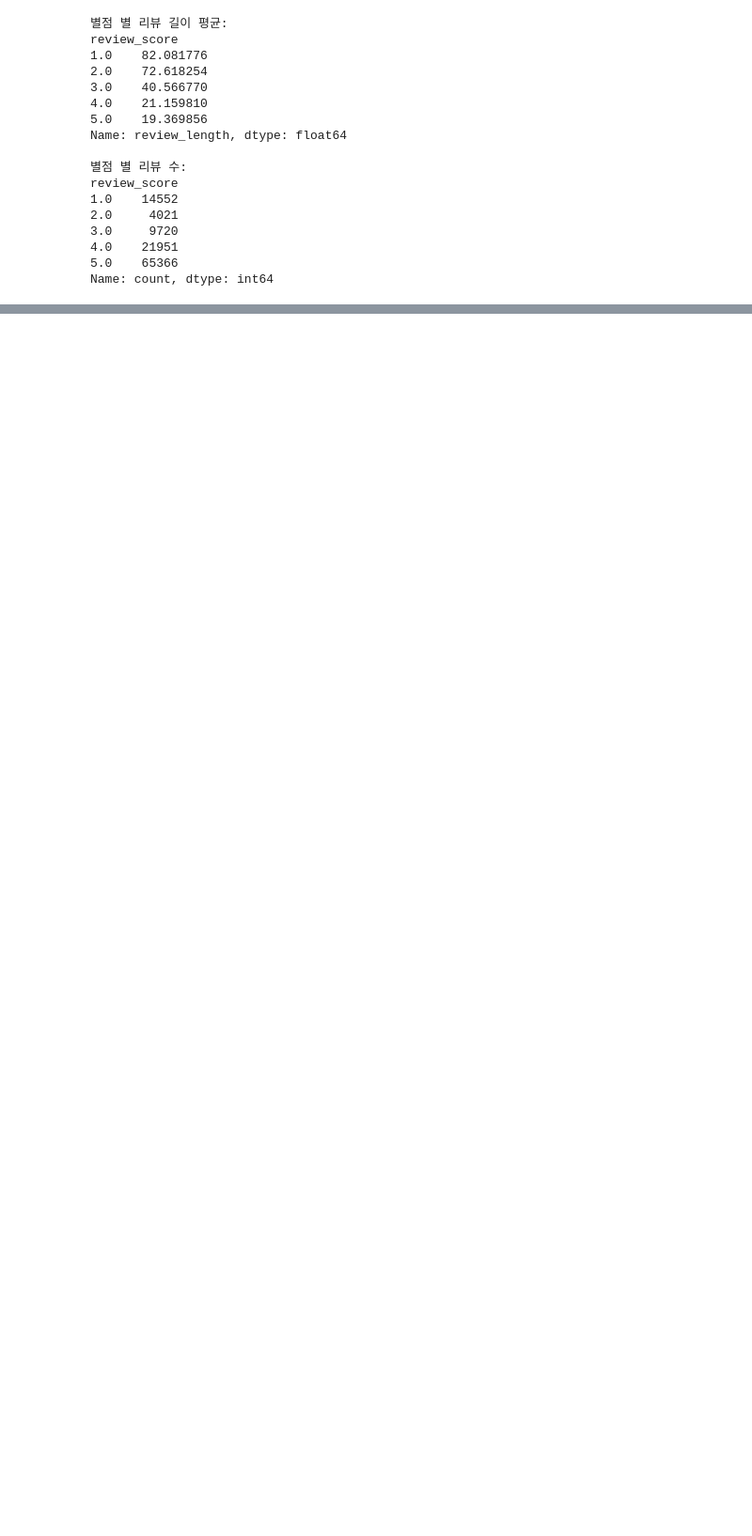
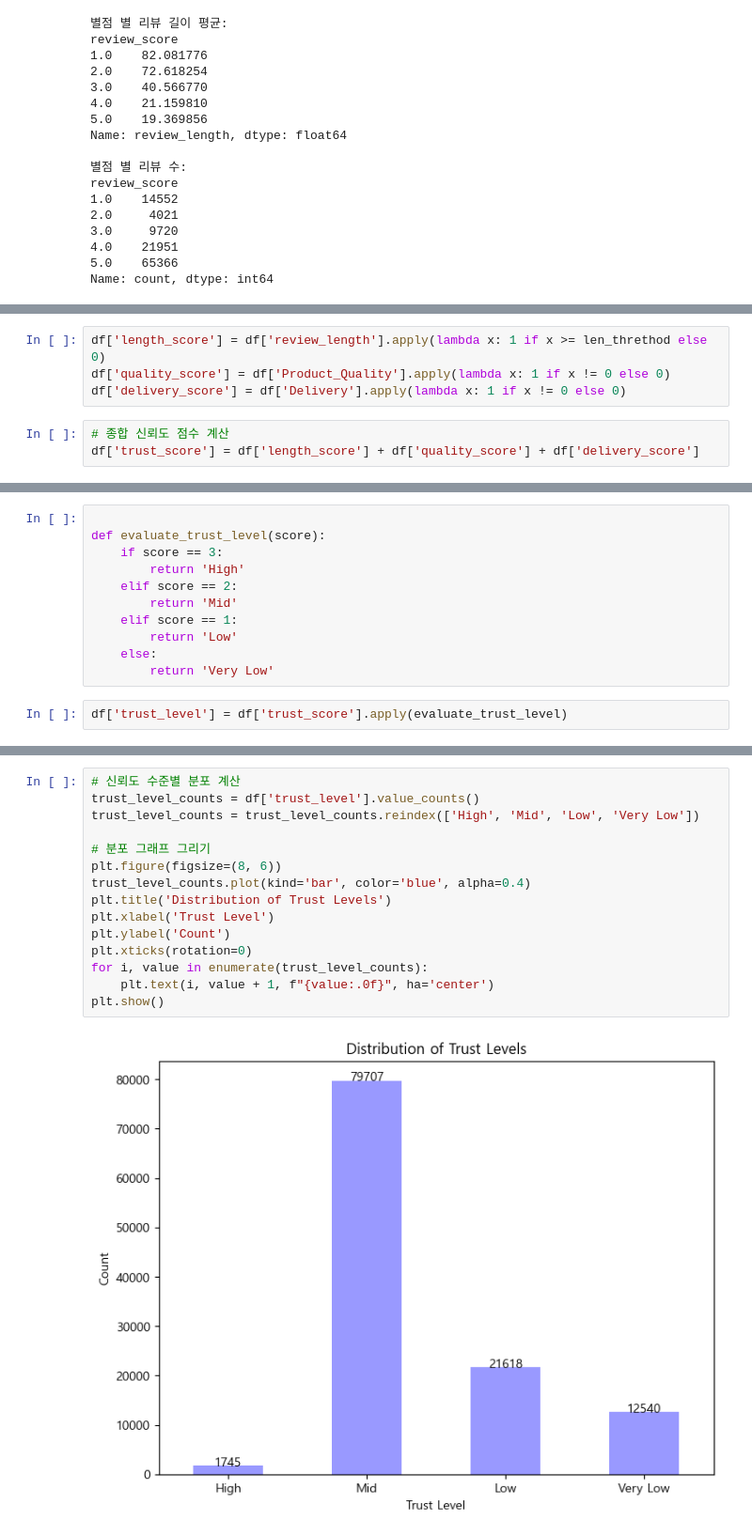
Before and after one commit to dothegee/ecommerce_project, a Jupyter notebook: code/review_comment_analysis2.ipynb, the cells around one changed output, grey strips where cells are left out. Shown at 94% size. Drawn from its saved outputs; the diff is of its cells as text; blank space fills up the shorter version.

```diff
--- a/code/review_comment_analysis2.ipynb
+++ b/code/review_comment_analysis2.ipynb
@@ -338,0 +234,7 @@ Index(['order_id', 'customer_id', 'order_status', 'order_purchase_timestamp',
+# %%
+df['length_score'] = df['review_length'].apply(lambda x: 1 if x >= len_threthod else 0)
+df['quality_score'] = df['Product_Quality'].apply(lambda x: 1 if x != 0 else 0)
+df['delivery_score'] = df['Delivery'].apply(lambda x: 1 if x != 0 else 0)
+# %%
+# 종합 신뢰도 점수 계산
+df['trust_score'] = df['length_score'] + df['quality_score'] + df['delivery_score']
@@ -338,0 +243,13 @@ Index(['order_id', 'customer_id', 'order_status', 'order_purchase_timestamp',
+# %%
+
+def evaluate_trust_level(score):
+    if score == 3:
+        return 'High'
+    elif score == 2:
+        return 'Mid'
+    elif score == 1:
+        return 'Low'
+    else:
+        return 'Very Low'
+# %%
+df['trust_level'] = df['trust_score'].apply(evaluate_trust_level)
@@ -338,0 +278,17 @@ Index(['order_id', 'customer_id', 'order_status', 'order_purchase_timestamp',
+# %%
+# 신뢰도 수준별 분포 계산
+trust_level_counts = df['trust_level'].value_counts()
+trust_level_counts = trust_level_counts.reindex(['High', 'Mid', 'Low', 'Very Low'])
+
+# 분포 그래프 그리기
+plt.figure(figsize=(8, 6))
+trust_level_counts.plot(kind='bar', color='blue', alpha=0.4)
+plt.title('Distribution of Trust Levels')
+plt.xlabel('Trust Level')
+plt.ylabel('Count')
+plt.xticks(rotation=0)
+for i, value in enumerate(trust_level_counts):
+    plt.text(i, value + 1, f"{value:.0f}", ha='center')
+plt.show()
+# %% [output]
+[figure, added]
```
Also changed, not shown: parts of 15 cells of this notebook.
